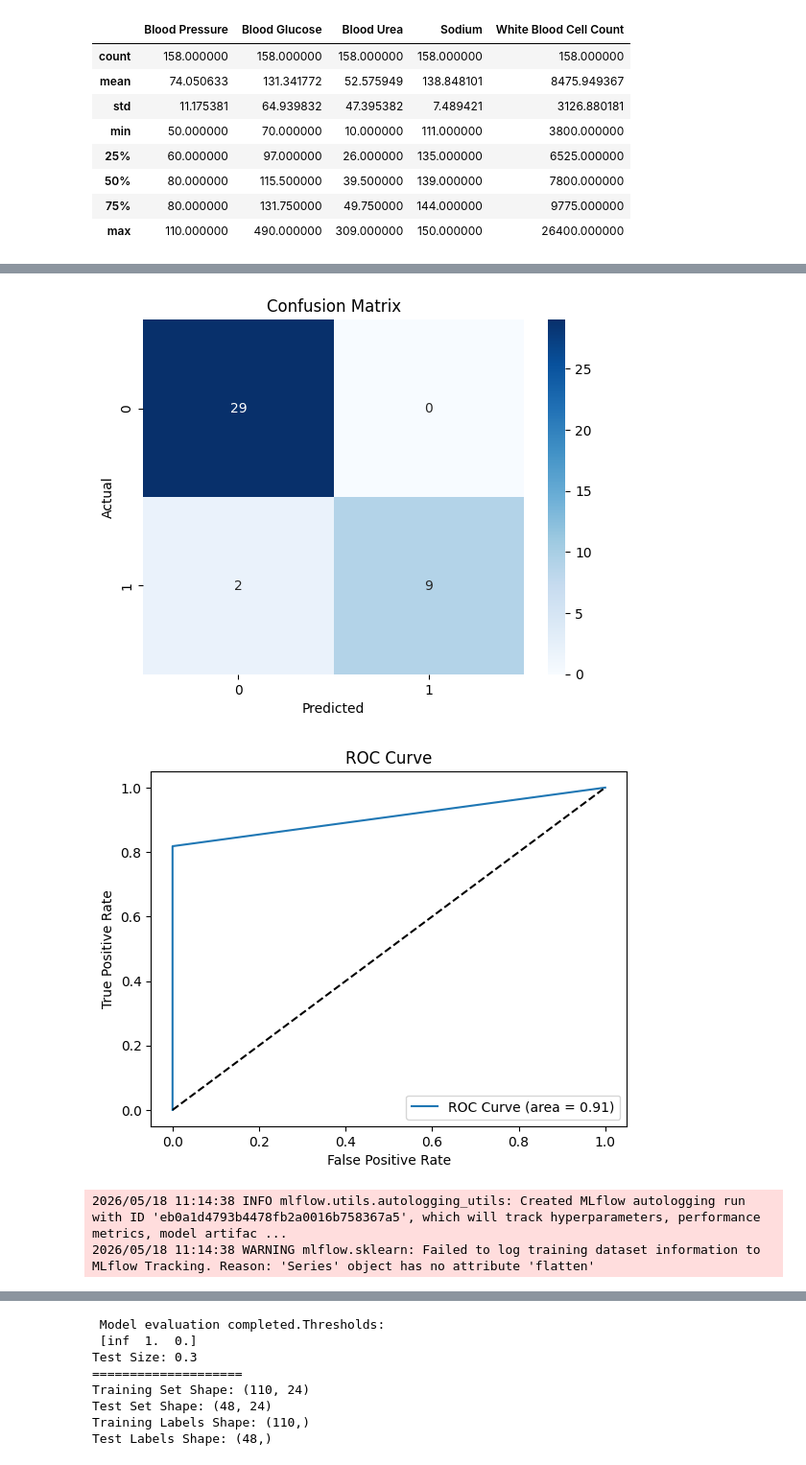
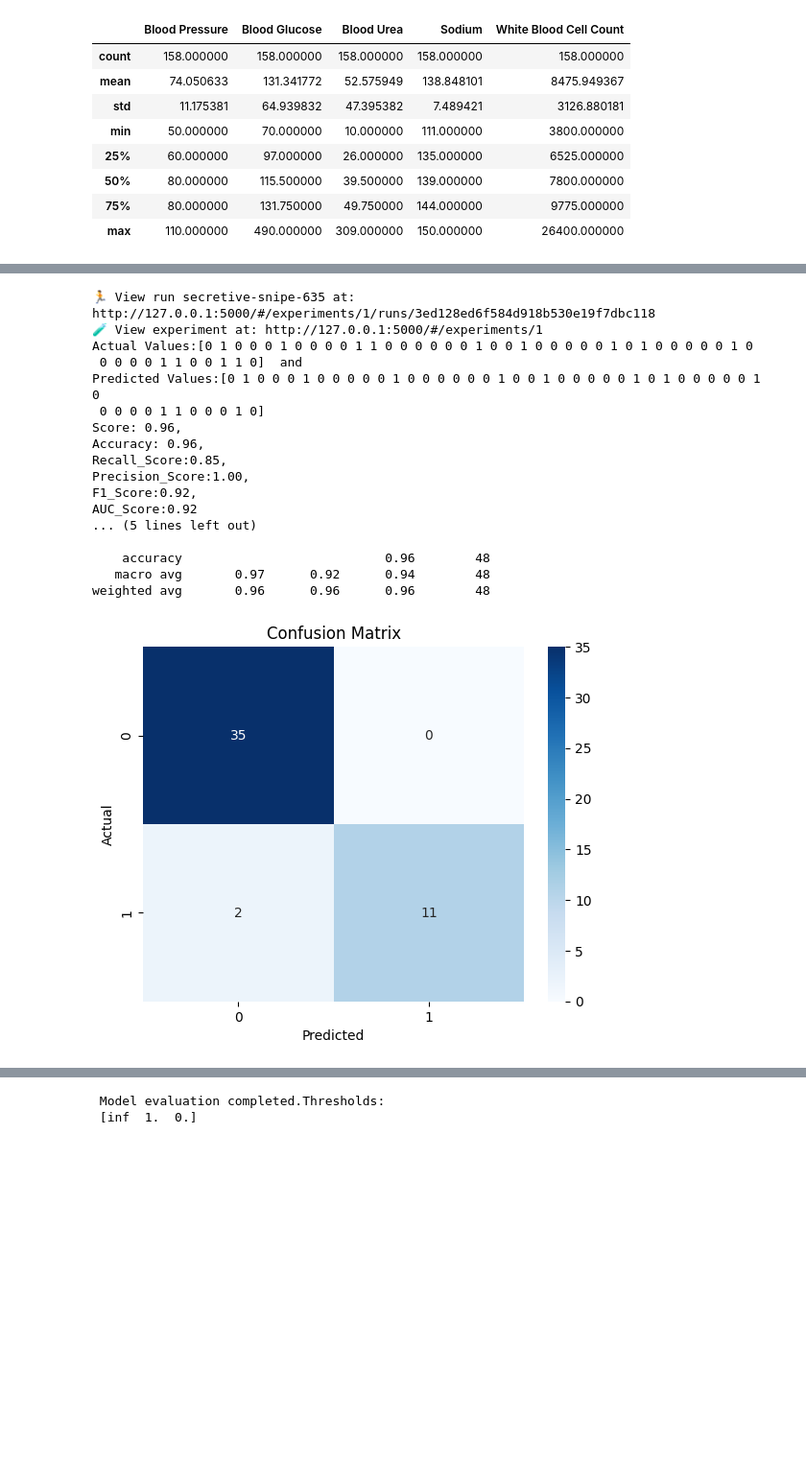
Before and after one commit to Shotza247/Chronic_Kidney_Disease_Class, a Jupyter notebook: CKD_Observation.ipynb, the cells around one changed output, grey strips where cells are left out. Shown at 96% size. Cells and saved outputs as stored; diff of their text form; code cells hidden in the pictures; blank space fills up the shorter version.

Commit message:
Be sure to change the name of the experiment everytime you change the model-base function we want to test.

```diff
--- a/CKD_Observation.ipynb
+++ b/CKD_Observation.ipynb
@@ -412,7 +414,7 @@ for size in test_size:
     X_train_scaled, X_test_scaled = scale_features(X_train, X_test)
     #print_scaled_features(X_train_scaled, X_test_scaled)
 
-    model_training(Log_regress_model, X_train_scaled,X_test_scaled, y_train,y_test)
-    #model_training(Distance_based_model, X_train_scaled,X_test_scaled, y_train,y_test)
+    #model_training(Log_regress_model, X_train_scaled,X_test_scaled, y_train,y_test)
+    model_training(Distance_based_model, X_train_scaled,X_test_scaled, y_train,y_test)
     #tree_model_training(Tree_based_models, X_train,X_test, y_train,y_test)
 # %% [output]
@@ -471,4 +476,18 @@ weighted avg       0.95      0.95      0.95        40
-[figure]
-[figure]
-2026/05/18 11:14:38 INFO mlflow.utils.autologging_utils: Created MLflow autologging run with ID 'eb0a1d4793b4478fb2a0016b758367a5', which will track hyperparameters, performance metrics, model artifac ...
-2026/05/18 11:14:38 WARNING mlflow.sklearn: Failed to log training dataset information to MLflow Tracking. Reason: 'Series' object has no attribute 'flatten'
+🏃 View run secretive-snipe-635 at: http://127.0.0.1:5000/#/experiments/1/runs/3ed128ed6f584d918b530e19f7dbc118
+🧪 View experiment at: http://127.0.0.1:5000/#/experiments/1
+Actual Values:[0 1 0 0 0 1 0 0 0 0 1 1 0 0 0 0 0 0 1 0 0 1 0 0 0 0 0 1 0 1 0 0 0 0 0 1 0
+ 0 0 0 0 1 1 0 0 1 1 0]  and
+Predicted Values:[0 1 0 0 0 1 0 0 0 0 0 1 0 0 0 0 0 0 1 0 0 1 0 0 0 0 0 1 0 1 0 0 0 0 0 1 0
+ 0 0 0 0 1 1 0 0 0 1 0]
+Score: 0.96,
+Accuracy: 0.96,
+Recall_Score:0.85,
+Precision_Score:1.00,
+F1_Score:0.92,
+AUC_Score:0.92
+... (5 lines left out)
+
+    accuracy                           0.96        48
+   macro avg       0.97      0.92      0.94        48
+weighted avg       0.96      0.96      0.96        48
+[figure, added]
@@ -475,8 +495,2 @@ weighted avg       0.95      0.95      0.95        40
  Model evaluation completed.Thresholds:
  [inf  1.  0.]
-Test Size: 0.3
-====================
-Training Set Shape: (110, 24)
-Test Set Shape: (48, 24)
-Training Labels Shape: (110,)
-Test Labels Shape: (48,)
```
Also changed, not shown: parts of 3 cells of this notebook.
